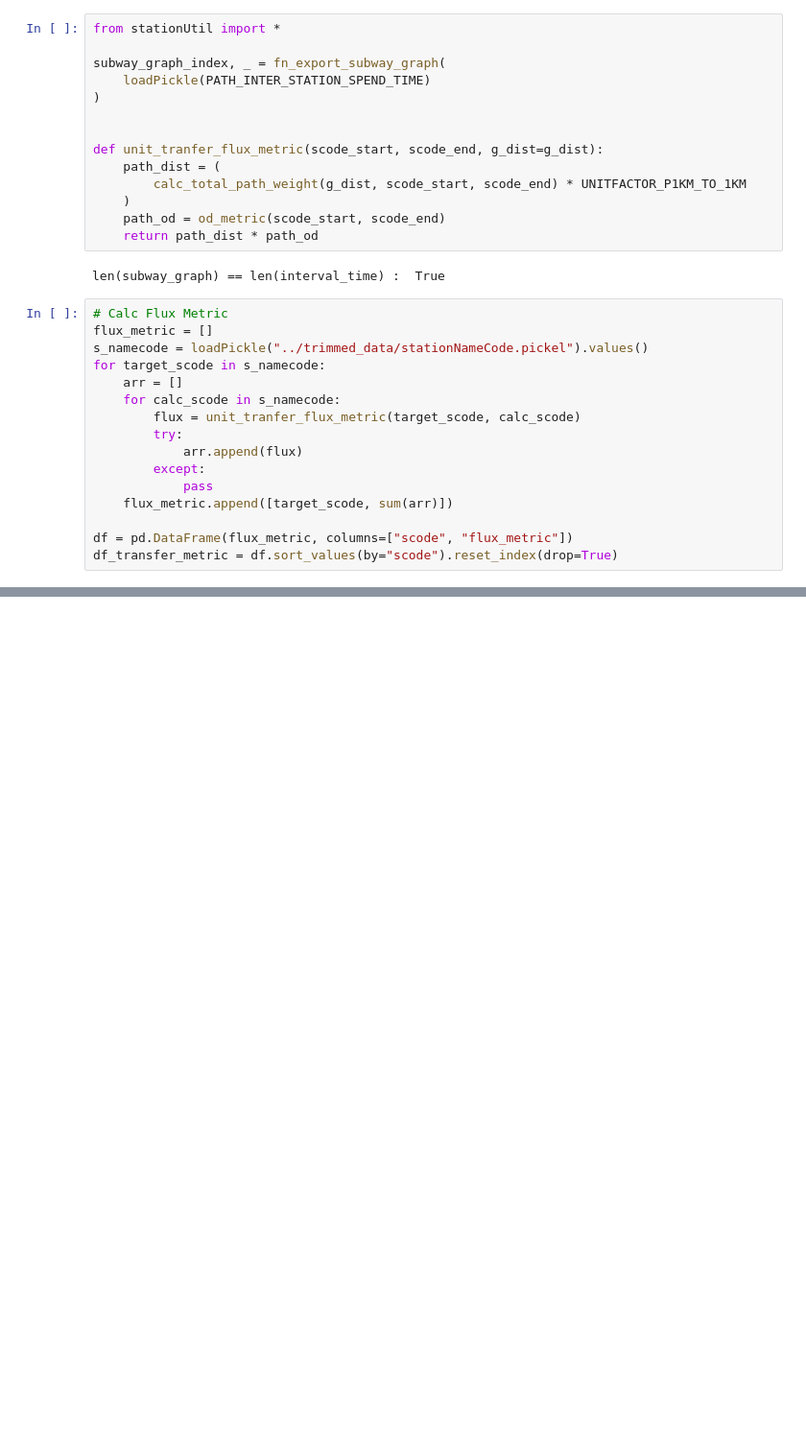
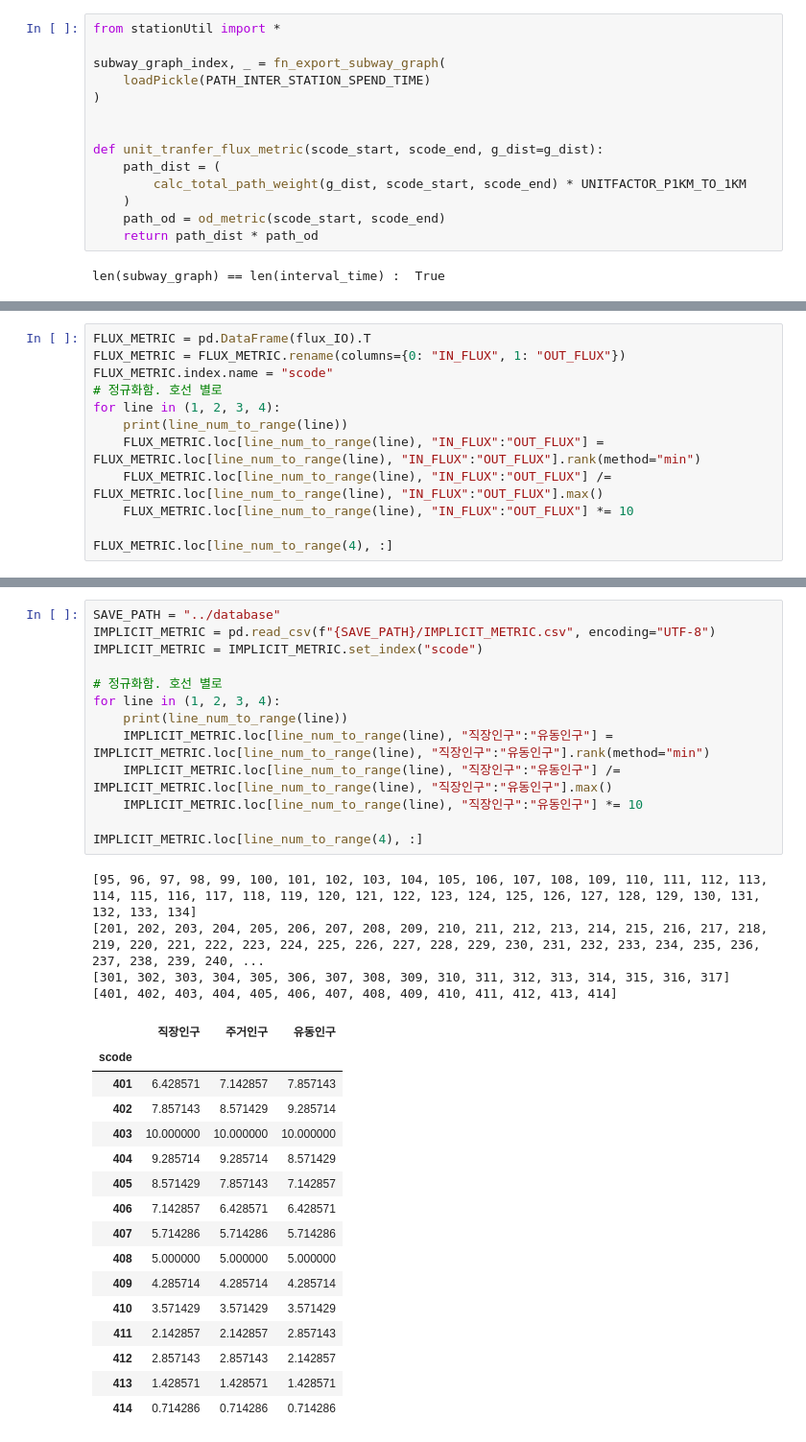
Before and after one commit to TriFullKim/DataAnalysis-ExpressStationSelectionBusan, a Jupyter notebook: trimmingSession/11-transfer-flux.ipynb, the cells around one changed output, grey strips where cells are left out. Shown at 96% size. Drawn from its saved outputs; the diff is of its cells as text; blank space fills up the shorter version.

```diff
--- a/trimmingSession/11-transfer-flux.ipynb
+++ b/trimmingSession/11-transfer-flux.ipynb
@@ -75,19 +51,3 @@ def unit_tranfer_flux_metric(scode_start, scode_end, g_dist=g_dist):
     return path_dist * path_od
 # %% [output]
 len(subway_graph) == len(interval_time) :  True
-# %%
-# Calc Flux Metric
-flux_metric = []
-s_namecode = loadPickle("../trimmed_data/stationNameCode.pickel").values()
-for target_scode in s_namecode:
-    arr = []
-    for calc_scode in s_namecode:
-        flux = unit_tranfer_flux_metric(target_scode, calc_scode)
-        try:
-            arr.append(flux)
-        except:
-            pass
-    flux_metric.append([target_scode, sum(arr)])
-
-df = pd.DataFrame(flux_metric, columns=["scode", "flux_metric"])
-df_transfer_metric = df.sort_values(by="scode").reset_index(drop=True)
@@ -238,0 +102,12 @@ print(*TO_GRADE[1:],sep="\n")
+# %%
+FLUX_METRIC = pd.DataFrame(flux_IO).T
+FLUX_METRIC = FLUX_METRIC.rename(columns={0: "IN_FLUX", 1: "OUT_FLUX"})
+FLUX_METRIC.index.name = "scode"
+# 정규화함. 호선 별로
+for line in (1, 2, 3, 4):
+    print(line_num_to_range(line))
+    FLUX_METRIC.loc[line_num_to_range(line), "IN_FLUX":"OUT_FLUX"] = FLUX_METRIC.loc[line_num_to_range(line), "IN_FLUX":"OUT_FLUX"].rank(method="min")
+    FLUX_METRIC.loc[line_num_to_range(line), "IN_FLUX":"OUT_FLUX"] /= FLUX_METRIC.loc[line_num_to_range(line), "IN_FLUX":"OUT_FLUX"].max()
+    FLUX_METRIC.loc[line_num_to_range(line), "IN_FLUX":"OUT_FLUX"] *= 10
+
+FLUX_METRIC.loc[line_num_to_range(4), :]
@@ -238,0 +157,34 @@ print(*TO_GRADE[1:],sep="\n")
+# %%
+SAVE_PATH = "../database"
+IMPLICIT_METRIC = pd.read_csv(f"{SAVE_PATH}/IMPLICIT_METRIC.csv", encoding="UTF-8")
+IMPLICIT_METRIC = IMPLICIT_METRIC.set_index("scode")
+
+# 정규화함. 호선 별로
+for line in (1, 2, 3, 4):
+    print(line_num_to_range(line))
+    IMPLICIT_METRIC.loc[line_num_to_range(line), "직장인구":"유동인구"] = IMPLICIT_METRIC.loc[line_num_to_range(line), "직장인구":"유동인구"].rank(method="min")
+    IMPLICIT_METRIC.loc[line_num_to_range(line), "직장인구":"유동인구"] /= IMPLICIT_METRIC.loc[line_num_to_range(line), "직장인구":"유동인구"].max()
+    IMPLICIT_METRIC.loc[line_num_to_range(line), "직장인구":"유동인구"] *= 10
+
+IMPLICIT_METRIC.loc[line_num_to_range(4), :]
+# %% [output]
+[95, 96, 97, 98, 99, 100, 101, 102, 103, 104, 105, 106, 107, 108, 109, 110, 111, 112, 113, 114, 115, 116, 117, 118, 119, 120, 121, 122, 123, 124, 125, 126, 127, 128, 129, 130, 131, 132, 133, 134]
+[201, 202, 203, 204, 205, 206, 207, 208, 209, 210, 211, 212, 213, 214, 215, 216, 217, 218, 219, 220, 221, 222, 223, 224, 225, 226, 227, 228, 229, 230, 231, 232, 233, 234, 235, 236, 237, 238, 239, 240, ...
+[301, 302, 303, 304, 305, 306, 307, 308, 309, 310, 311, 312, 313, 314, 315, 316, 317]
+[401, 402, 403, 404, 405, 406, 407, 408, 409, 410, 411, 412, 413, 414]
+|  | 직장인구 | 주거인구 | 유동인구 |
+| scode |  |  |  |
+| 401 | 6.428571 | 7.142857 | 7.857143 |
+| 402 | 7.857143 | 8.571429 | 9.285714 |
+| 403 | 10.000000 | 10.000000 | 10.000000 |
+| 404 | 9.285714 | 9.285714 | 8.571429 |
+| 405 | 8.571429 | 7.857143 | 7.142857 |
+| 406 | 7.142857 | 6.428571 | 6.428571 |
+| 407 | 5.714286 | 5.714286 | 5.714286 |
+| 408 | 5.000000 | 5.000000 | 5.000000 |
+| 409 | 4.285714 | 4.285714 | 4.285714 |
+| 410 | 3.571429 | 3.571429 | 3.571429 |
+| 411 | 2.142857 | 2.142857 | 2.857143 |
+| 412 | 2.857143 | 2.857143 | 2.142857 |
+| 413 | 1.428571 | 1.428571 | 1.428571 |
+| 414 | 0.714286 | 0.714286 | 0.714286 |
```
Also changed, not shown: parts of 23 cells of this notebook, 2 other files.
